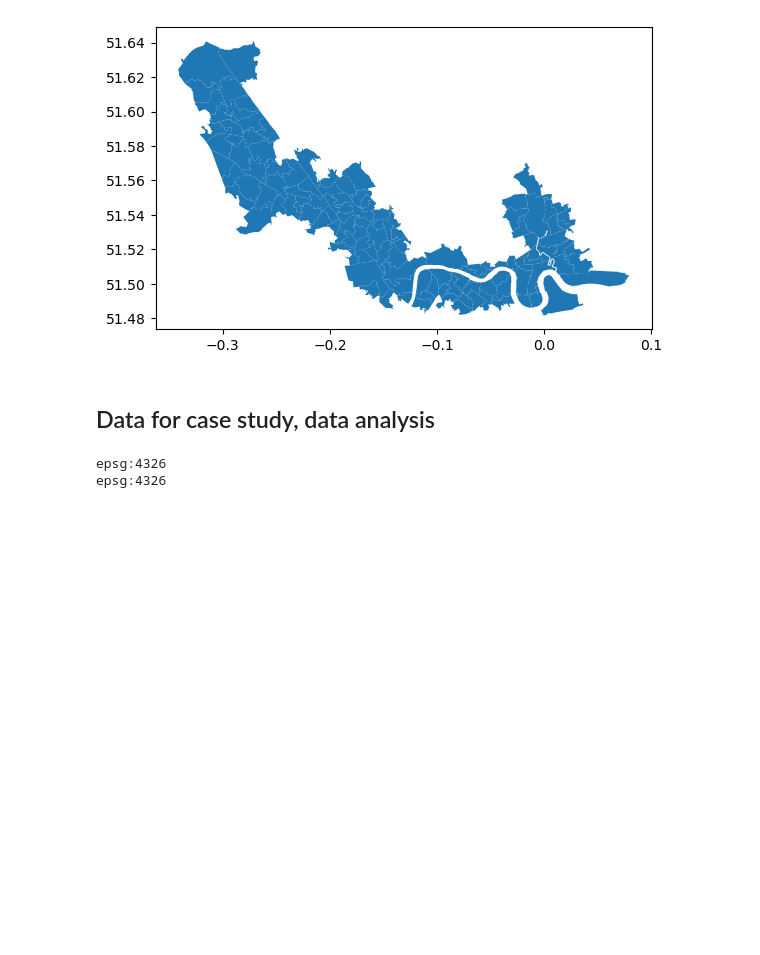
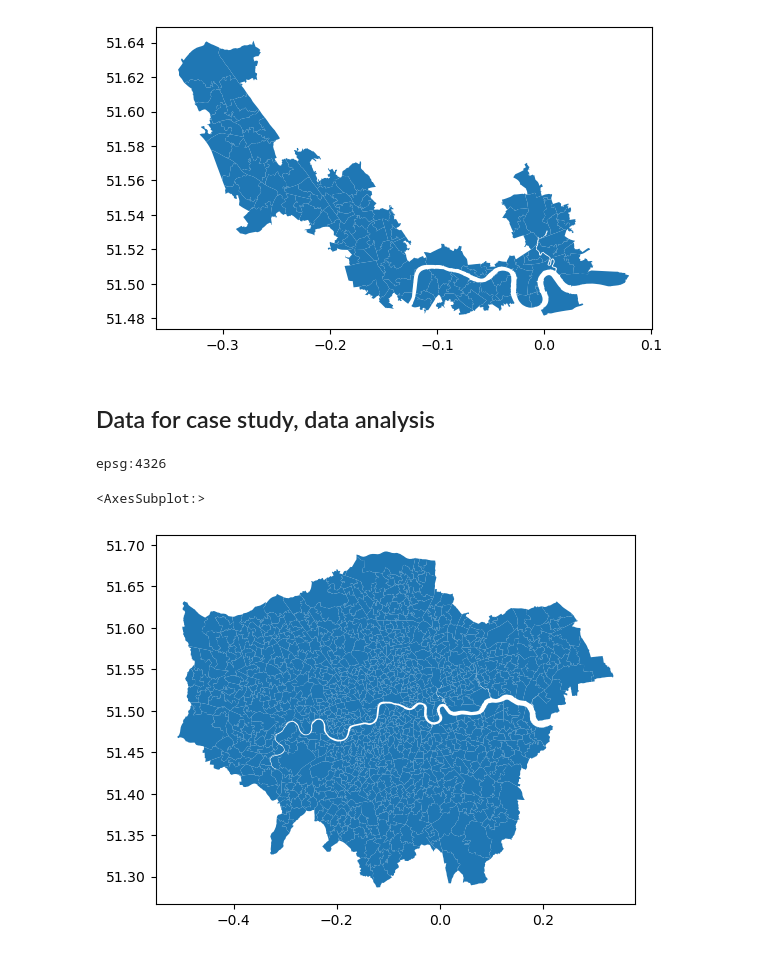
Before and after one commit to X-Fan-Jack/tube-empower-london-regeneration, a Jupyter notebook: data/0_data_factory.ipynb, the cells around one changed output. Cells and saved outputs as stored; diff of their text form; code cells hidden in the pictures; blank space fills up the shorter version.

```diff
--- a/data/0_data_factory.ipynb
+++ b/data/0_data_factory.ipynb
@@ -433,12 +433,3 @@ london_Jubilee_msoa_area_change_data.plot()
 [figure]
 # %% [markdown]
 ## Data for case study, data analysis
-# %%
-# load boundaries of 2 cases
-shp_CW = gpd.read_file("./boundaries/CanaryWharf.shp")
-shp_SF = gpd.read_file("./boundaries/Stratford.shp")
-print(shp_CW.crs)
-print(shp_SF.crs)
-# %% [output]
-epsg:4326
-epsg:4326
@@ -446,0 +436,8 @@ epsg:4326
+# %%
+mosa_london_json = gpd.read_file('./MSOA_London.json')
+print(mosa_london_json.crs)
+mosa_london_json.plot()
+# %% [output]
+epsg:4326
+<AxesSubplot:>
+[figure, added]
```
Also changed, not shown: parts of 2 cells of this notebook, 2 other files.
